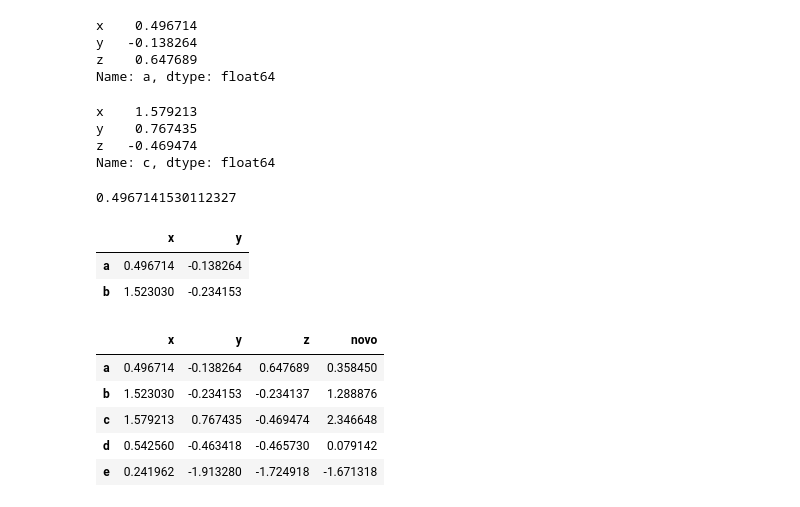
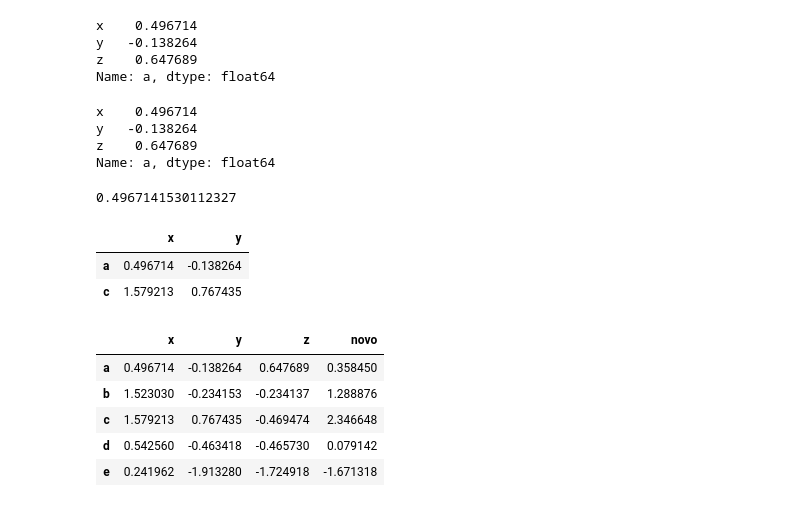
Before and after one commit to dnogaroli/DS-652, a Jupyter notebook: notebooks/Aula 1.ipynb, the cells around one changed output. Cells and saved outputs as stored; diff of their text form; code cells hidden in the pictures.

```diff
--- a/notebooks/Aula 1.ipynb
+++ b/notebooks/Aula 1.ipynb
@@ -701,23 +747,23 @@ z    0.647689
 Name: a, dtype: float64
 # %%
 #Pegando linha por numero
-dataFrame.iloc[2]
+dataFrame.iloc[0]
 # %% [output]
-x    1.579213
-y    0.767435
-z   -0.469474
-Name: c, dtype: float64
+x    0.496714
+y   -0.138264
+z    0.647689
+Name: a, dtype: float64
 # %%
 #pegando linha e colunuma
 dataFrame.loc['a','x']
 # %% [output]
 0.4967141530112327
 # %%
-dataFrame.loc[['a','b'],['x','y']]
+dataFrame.loc[['a','c'],['x','y']]
 # %% [output]
 |  | x | y |
 | a | 0.496714 | -0.138264 |
-| b | 1.523030 | -0.234153 |
+| c | 1.579213 | 0.767435 |
 # %%
 #nova coluna
 dataFrame['novo'] = dataFrame['x'] + dataFrame['y']
```
Also changed, not shown: parts of 87 cells of this notebook, 1 other file.
